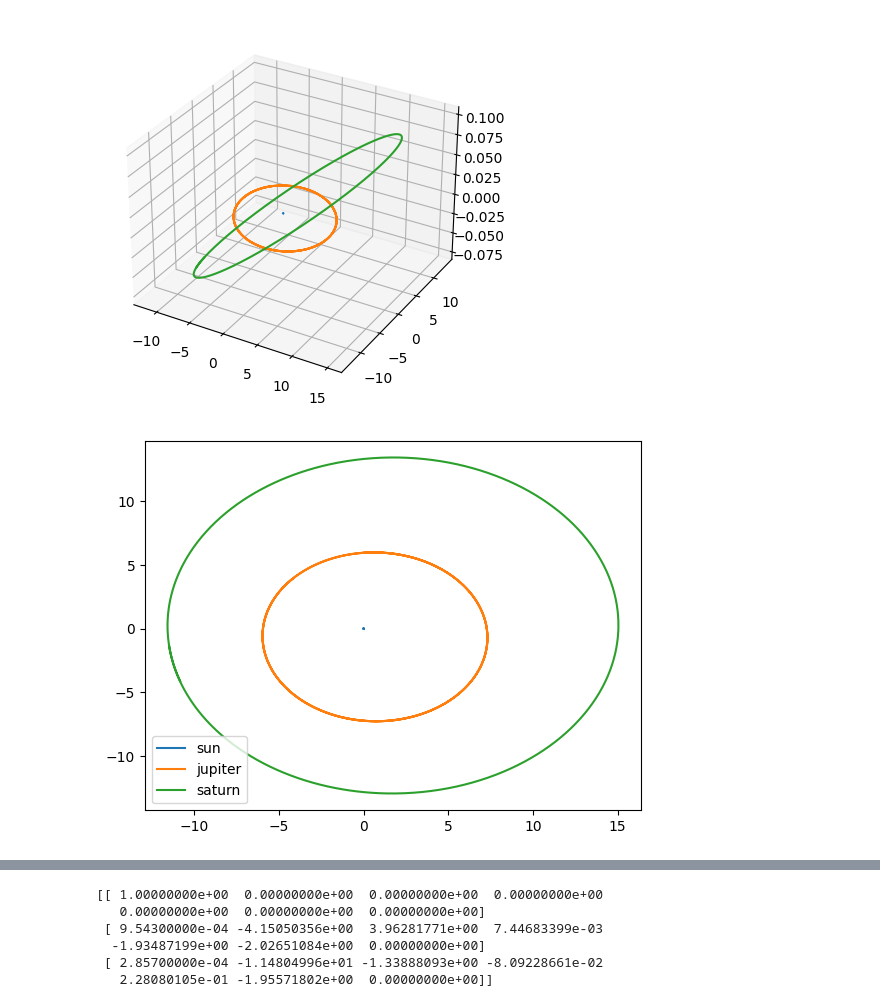
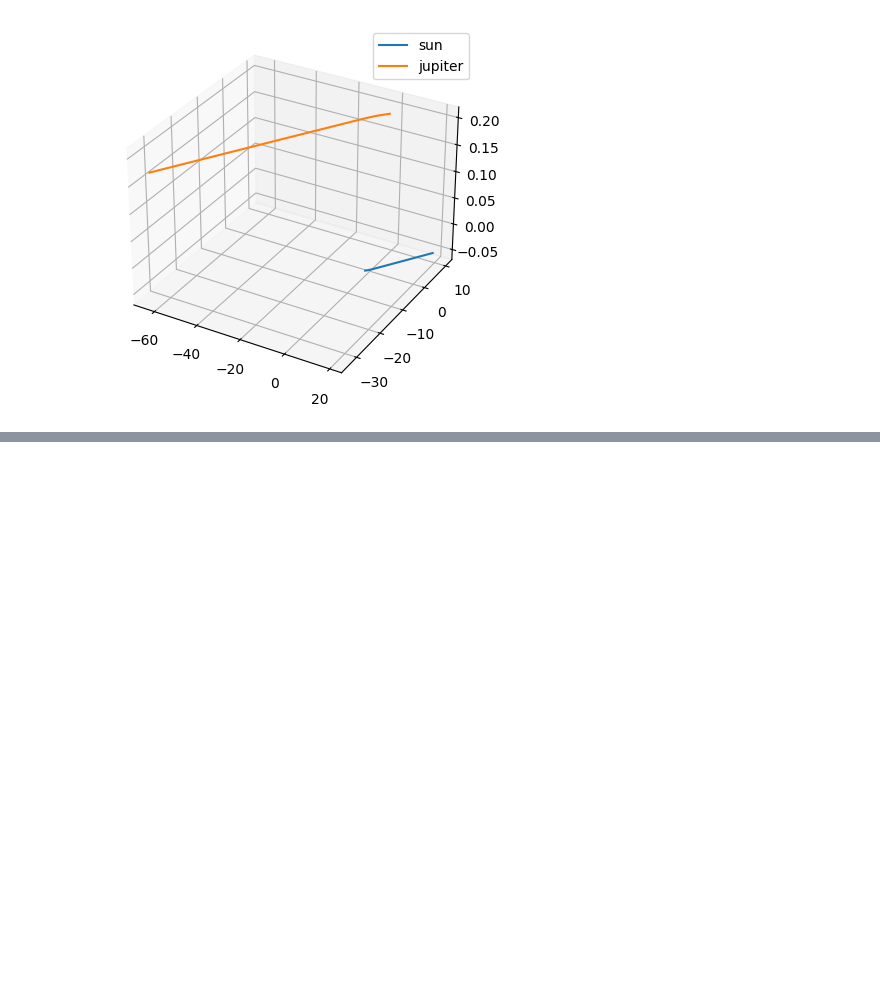
Before and after one commit to KevinYang2021/hnn-project, a Jupyter notebook: planetary/planetary.ipynb, the cells around one changed output, grey strips where cells are left out. Saved outputs shown, nothing was run; the diff lists cells and outputs as text; code cells hidden in the pictures; blank space fills up the shorter version.

```diff
--- a/planetary/planetary.ipynb
+++ b/planetary/planetary.ipynb
@@ -13,8 +13,8 @@ from data import get_dataset, get_orbit, sjs, potential_energy, kinetic_energy,
 
 def get_args():
     return {
-        'nonlinearity': 'tanh', 'hidden_dim': 200, 'input_dim': 18, 'learning_rate': 0.01, 'batch_size': 120000,
-        'total_steps': 200000, 'print_every': 1000, 'name': 'sjs', 'verbose': True, 'field_type': 'solenoidal',
+        'nonlinearity': 'tanh', 'hidden_dim': 300, 'input_dim': 12, 'learning_rate': 0.001, 'batch_size': 5000,
+        'total_steps': 8000, 'print_every': 1000, 'name': 'sjs', 'verbose': True, 'field_type': 'solenoidal',
         'seed': 0, 'save_dir': '/home/kevin/code/project/planetary'}
 
 
@@ -22,69 +22,38 @@ class ObjectView(object):
     def __init__(self, d): self.__dict__ = d
 # %%
 args = ObjectView(get_args())
-np.random.seed(20)
+np.random.seed(0)
 state = sjs()
-orbit, settings = get_orbit(state, t_points=1000, t_span=[0, 50], rtol=1e-9)
-
-#3d plot
-fig = plt.figure()
-ax = fig.add_subplot(111, projection='3d')
-ax.plot(orbit[0][1], orbit[0][2], orbit[0][3], label='sun')
-ax.plot(orbit[1][1], orbit[1][2], orbit[1][3], label='jupiter')
-ax.plot(orbit[2][1], orbit[2][2], orbit[2][3], label='saturn')
-
-#make a xy plot
-fig = plt.figure()
-ax = fig.add_subplot(111)
-ax.plot(orbit[0][1], orbit[0][2], label='sun')
-ax.plot(orbit[1][1], orbit[1][2], label='jupiter')
-ax.plot(orbit[2][1], orbit[2][2], label='saturn')
-
-ax.legend()
-plt.show()
 
 import rebound
 
 sim = rebound.Simulation()
 sim.units = ('yr', 'AU', 'Msun')
 #add state to sim
 sim.add(m=state[0][0], x=state[0][1], y=state[0][2], z=state[0][3], vx=state[0][4], vy=state[0][5], vz=state[0][6])
 sim.add(m=state[1][0], x=state[1][1], y=state[1][2], z=state[1][3], vx=state[1][4], vy=state[1][5], vz=state[1][6])
-sim.add(m=state[2][0], x=state[2][1], y=state[2][2], z=state[2][3], vx=state[2][4], vy=state[2][5], vz=state[2][6])
+#sim.add(m=state[2][0], x=state[2][1], y=state[2][2], z=state[2][3], vx=state[2][4], vy=state[2][5], vz=state[2][6])
 sim.move_to_com()
 sim.integrator = "whfast"
 sim.dt = 0.01
 
 t = np.linspace(0, 50, 1000)
 su = np.zeros((len(t), 3))
 j = np.zeros((len(t), 3))
 s = np.zeros((len(t), 3))
 for i, time in enumerate(t):
     sim.integrate(time)
     su[i] = [sim.particles[0].x, sim.particles[0].y, sim.particles[0].z]
     j[i] = [sim.particles[1].x, sim.particles[1].y, sim.particles[1].z]
-    s[i] = [sim.particles[2].x, sim.particles[2].y, sim.particles[2].z]
+    #s[i] = [sim.particles[2].x, sim.particles[2].y, sim.particles[2].z]
 
 fig = plt.figure()
 ax = fig.add_subplot(111, projection='3d')
 ax.plot(su[:, 0], su[:, 1], su[:, 2], label='sun')
 ax.plot(j[:, 0], j[:, 1], j[:, 2], label='jupiter')
-ax.plot(s[:, 0], s[:, 1], s[:, 2], label='saturn')
+#ax.plot(s[:, 0], s[:, 1], s[:, 2], label='saturn')
 
 ax.legend()
 plt.show()
-
-# x, y
-fig = plt.figure()
-ax = fig.add_subplot(111)
-ax.plot(su[:, 0], su[:, 1], label='sun')
-ax.plot(j[:, 0], j[:, 1], label='jupiter')
-ax.plot(s[:, 0], s[:, 1], label='saturn')
-
-ax.legend()
-plt.show()
-
-print(state)
 # %% [output]
-[figure, old version]
+[figure, new version]
-[figure, removed]
@@ -93,9 +60,3 @@ print(state)
-[[ 1.00000000e+00  0.00000000e+00  0.00000000e+00  0.00000000e+00
-   0.00000000e+00  0.00000000e+00  0.00000000e+00]
- [ 9.54300000e-04 -4.15050356e+00  3.96281771e+00  7.44683399e-03
-  -1.93487199e+00 -2.02651084e+00  0.00000000e+00]
- [ 2.85700000e-04 -1.14804996e+01 -1.33888093e+00 -8.09228661e-02
-   2.28080105e-01 -1.95571802e+00  0.00000000e+00]]
 # %%
 lw = 3  #linewidth
 fs = 9
```
Also changed, not shown: parts of 3 cells of this notebook, 10 other files.
